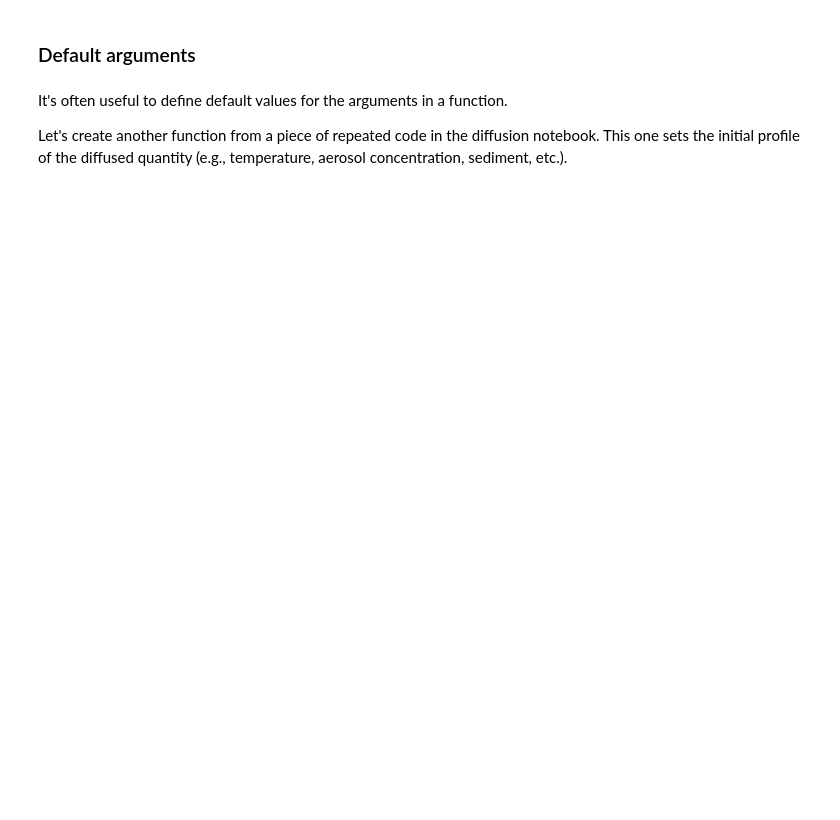
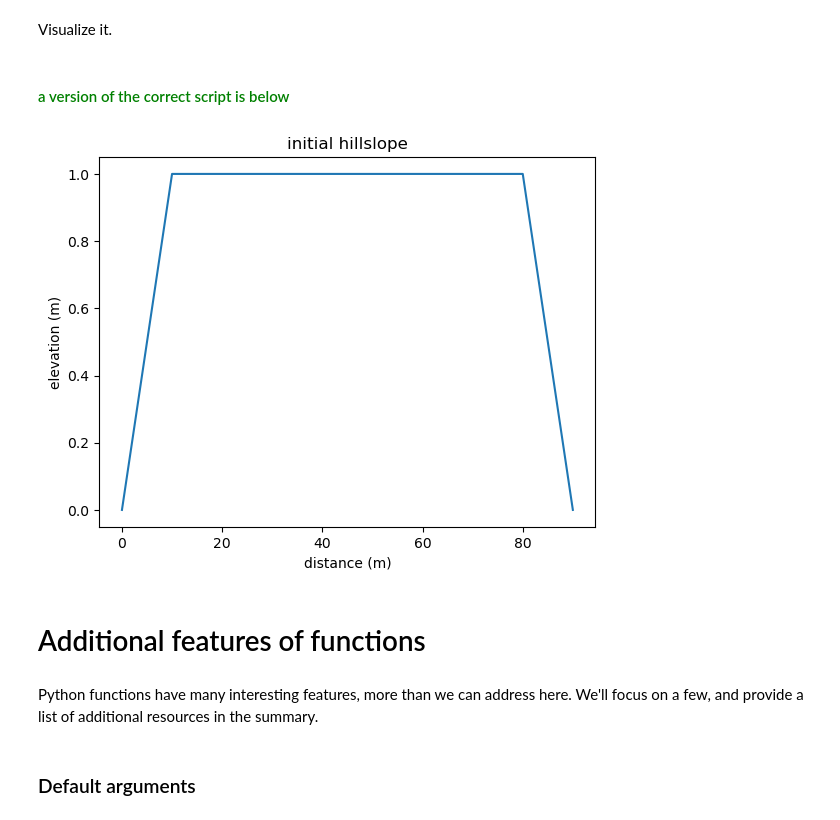
Before and after one commit to csdms/ivy, a Jupyter notebook: lessons/python/functions.ipynb, the cells around one changed output. Drawn from its saved outputs; the diff is of its cells as text; code cells hidden in the pictures; blank space fills up the shorter version.

```diff
--- a/lessons/python/functions.ipynb
+++ b/lessons/python/functions.ipynb
@@ -93,0 +82,4 @@ and provide a list of additional resources in the summary.
+# %%
+def calc_num_nodes(domain_length, grid_spacing):
+    num_nodes = domain_length/grid_spacing
+    return int(num_nodes)
@@ -93,0 +88,3 @@ and provide a list of additional resources in the summary.
+# %%
+def calc_num_nodes(domain_length, grid_spacing):
+    return int(domain_length/grid_spacing)
@@ -93,0 +100,2 @@ and provide a list of additional resources in the summary.
+# %%
+num_nodes_1 = calc_num_nodes(100, 10)
@@ -93,0 +142,7 @@ and provide a list of additional resources in the summary.
+# %%
+# import libraries
+import numpy as np
+import matplotlib.pyplot as plt
+
+# insert function here:
+def set_initial_profile():
@@ -93,0 +156,2 @@ and provide a list of additional resources in the summary.
+# %% [markdown]
+Visualize it.
@@ -94,8 +160,31 @@ and provide a list of additional resources in the summary.
+# %% [markdown]
+#### <span style="color: green;">a version of the correct script is below</span>
+# %%
+# import libraries
+import numpy as np
+import matplotlib.pyplot as plt
+
+# define function
+def set_initial_profile(grid_spacing, num_nodes, initial_elevation):
+    x = np.arange(0, grid_spacing * num_nodes, grid_spacing)
+    z = np.zeros(num_nodes)
+    z[1:num_nodes-1] = initial_elevation
+    return x, z
+
+# execute function
+x, z = set_initial_profile(10, num_nodes_1, 1.0)
+
+# plot output
+plt.plot(x,z)
+plt.title("initial hillslope")
+plt.xlabel("distance (m)")
+plt.ylabel("elevation (m)")
+plt.show()
+# %% [output]
+[figure, added]
+# %% [markdown]
+# Additional features of functions
+# %% [markdown]
+Python functions have many interesting features, more than we can address here. We'll focus on a few, and provide a list of additional resources in the summary.
 # %% [markdown]
 ### Default arguments
-# %% [markdown]
-It's often useful to define default values for the arguments in a function.
-
-Let's create another function from a piece of repeated code in the diffusion notebook.
-This one sets the initial profile of the diffused quantity
-(e.g., temperature, aerosol concentration, sediment, etc.).
```
Also changed, not shown: parts of 128 cells of this notebook, 1 other file.
